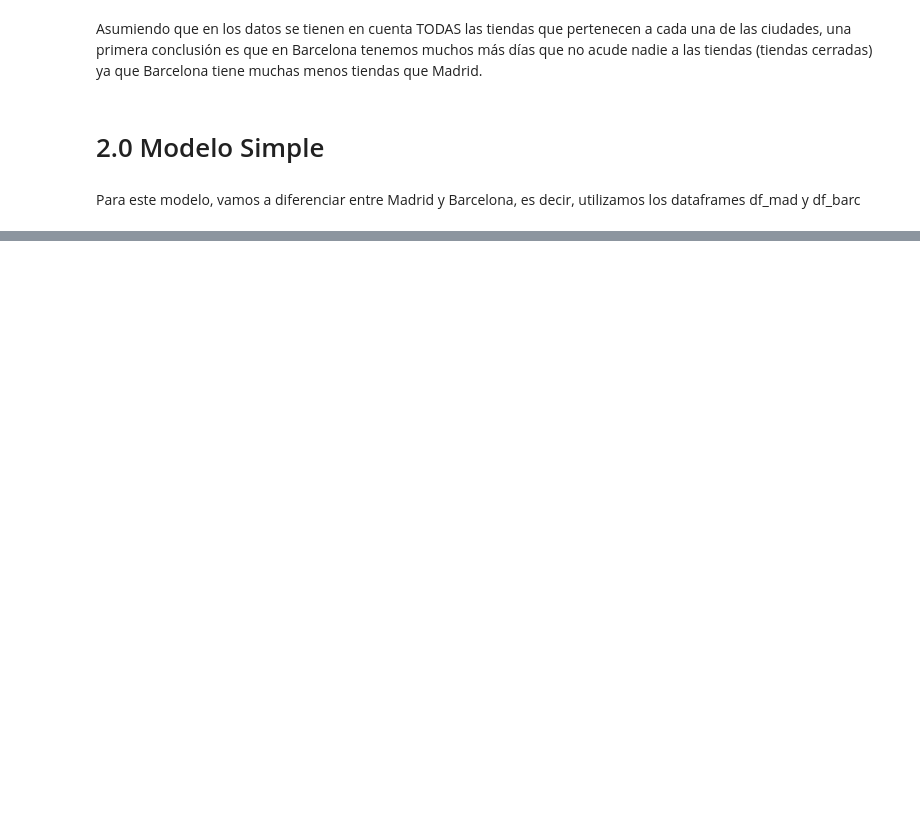
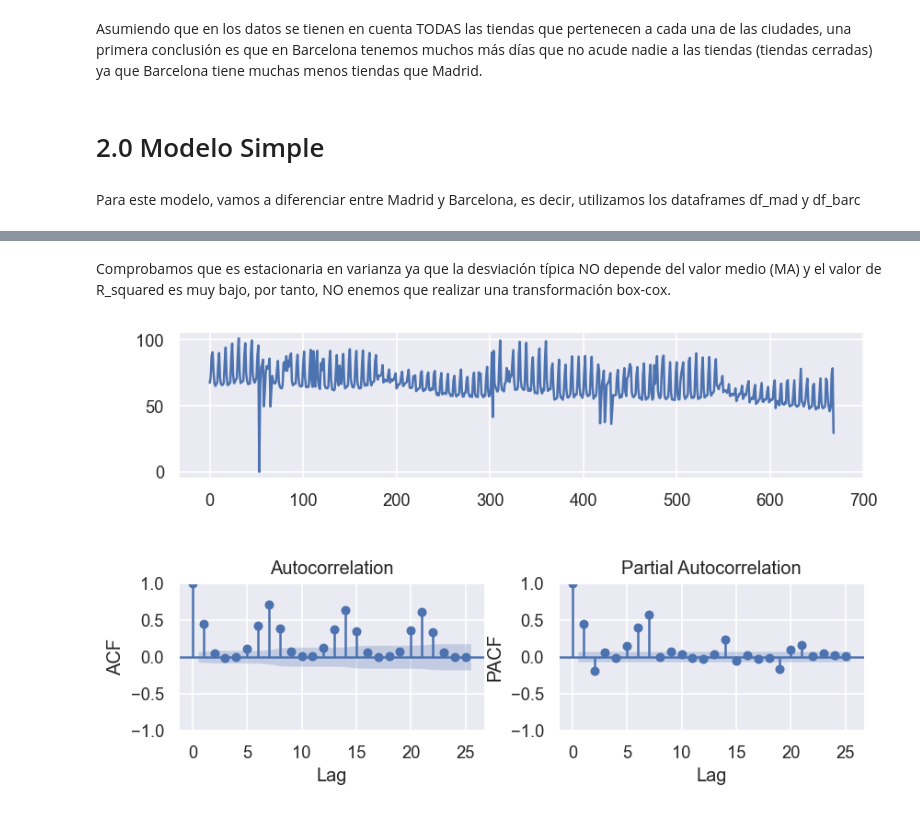
Before and after one commit to pcardenal5/DataFestImportBilly, a Jupyter notebook: scripts/visits_sarima.ipynb, the cells around one changed output, grey strips where cells are left out. Cells and saved outputs as stored; diff of their text form; code cells hidden in the pictures; blank space fills up the shorter version.

```diff
--- a/scripts/visits_sarima.ipynb
+++ b/scripts/visits_sarima.ipynb
@@ -123,2 +157,6 @@ Comprobamos la varianza
+# %% [markdown]
+Comprobamos que es estacionaria en varianza ya que la desviación típica NO depende del valor medio (MA) y el valor de R_squared es muy bajo, por tanto, NO enemos que realizar una transformación box-cox.
 # %%
-x = df_mad['visits']
+FT.ts_display(df_mad['visits'])
+# %% [output]
+[figure, added]
```
Also changed, not shown: parts of 51 cells of this notebook.
